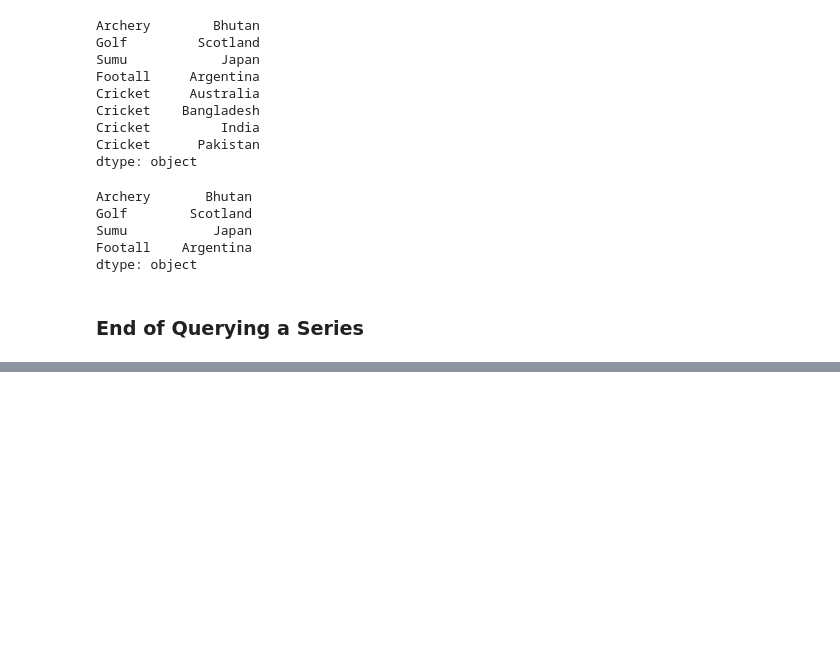
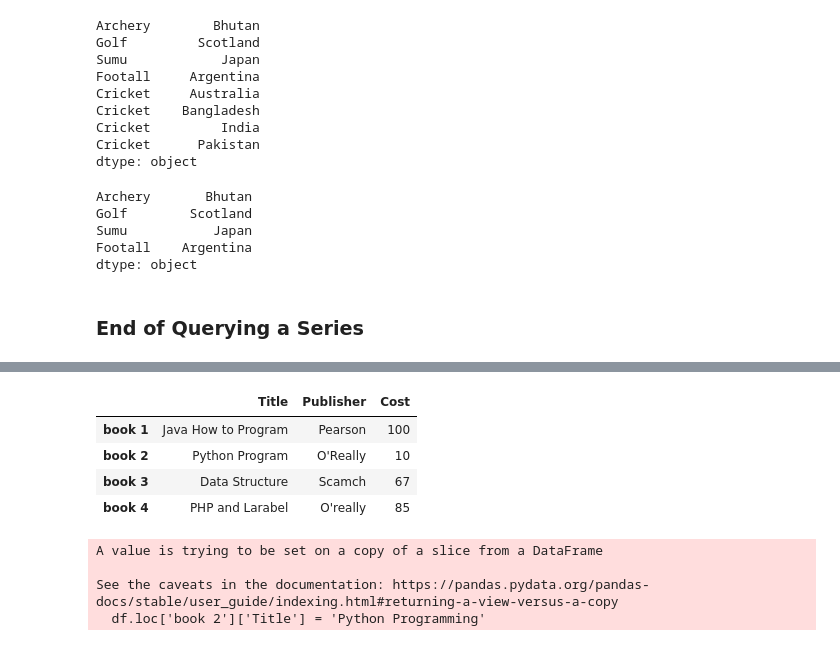
Before and after one commit to rktirtho/Applied-Data-Science-with-Python, a Jupyter notebook: Module-1/Week-1.ipynb, the cells around one changed output, grey strips where cells are left out. Saved outputs shown, nothing was run; the diff lists cells and outputs as text; code cells hidden in the pictures; blank space fills up the shorter version.

```diff
--- a/Module-1/Week-1.ipynb
+++ b/Module-1/Week-1.ipynb
@@ -363,0 +450,16 @@ dtype: object
+# %%
+copy_df = df
+copy_df
+# %% [output]
+|  | Title | Publisher | Cost |
+| book 1 | Java How to Program | Pearson | 100 |
+| book 2 | Python Program | O'Really | 10 |
+| book 3 | Data Structure | Scamch | 67 |
+| book 4 | PHP and Larabel | O'really | 85 |
+# %%
+df.loc['book 2']['Title'] = 'Python Programming'
+# %% [output]
+A value is trying to be set on a copy of a slice from a DataFrame
+
+See the caveats in the documentation: https://pandas.pydata.org/pandas-docs/stable/user_guide/indexing.html#returning-a-view-versus-a-copy
+  df.loc['book 2']['Title'] = 'Python Programming'
```
Also changed, not shown: parts of 35 cells of this notebook.
